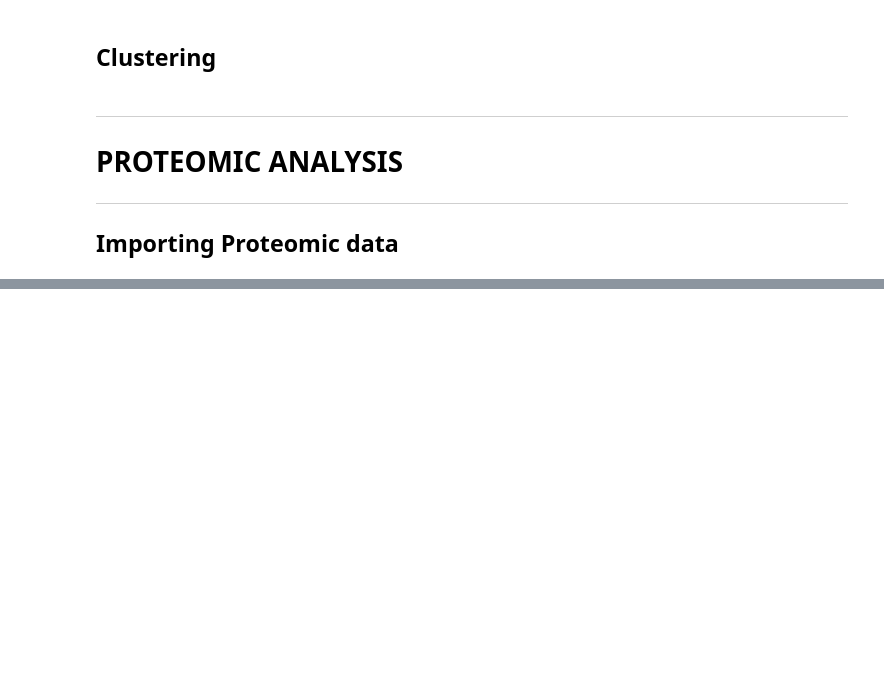
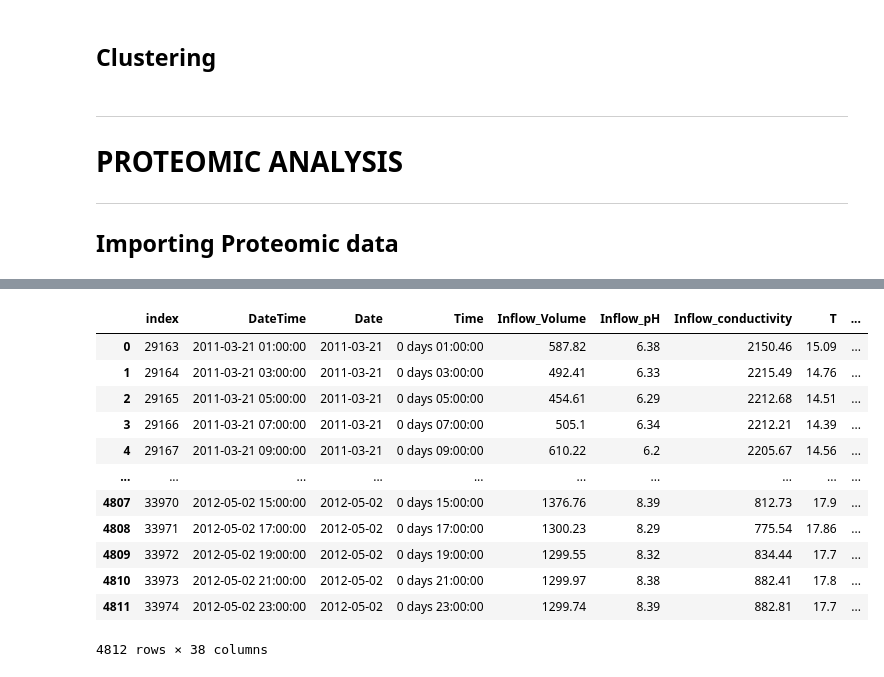
Before and after one commit to AAnzel/MOVIS, a Jupyter notebook: Code/Data_assessment.ipynb, the cells around one changed output, grey strips where cells are left out. Cells and saved outputs as stored; diff of their text form; code cells hidden in the pictures; blank space fills up the shorter version.

Commit message:
Finished proteomics for now. Started working on physico-chemical properties. Next is visualization

```diff
--- a/Code/Data_assessment.ipynb
+++ b/Code/Data_assessment.ipynb
@@ -15,10 +16,14 @@ from sklearn import preprocessing, model_selection, metrics
 ## Defining paths for each and every omic
 # %%
 path_root_data = os.path.join ('..', 'Data', 'Extracted', 'Databases')
+
 path_all_fasta = os.path.join (path_root_data, 'fasta_files', 'AllBins')
 path_normalised_metabolomics = os.path.join (path_root_data, 'Metabolomics', 'Normalised_Tables')
 path_proteomics_78 = os.path.join (path_root_data, 'Proteomics', 'set_of_78')
+path_physico_chemical = os.path.join (path_root_data, 'PhysicoChemical')
+
 path_model_save_root = 'Saved_models'
+path_figures_save_root = 'Output_figures'
 # %%
 num_of_mags = len([i for i in os.listdir(path_all_fasta) if (i[-2:] == 'fa')])
 num_of_proteomics = len([i for i in os.listdir(path_proteomics_78) if (i[-3:] == 'faa')])
@@ -747,0 +767,4 @@ chart_proteomics
+# %%
+phy_che_file_name = os.path.join(path_physico_chemical, [i for i in os.listdir(path_physico_chemical) if (i.endswith(('.tsv', '.csv')))][1])
+phy_che_df = pd.read_csv (phy_che_file_name)
+phy_che_df
@@ -747,0 +787,3 @@ chart_proteomics
+# %%
+phy_che_df.drop(index = 0, axis = 1, inplace = True)
+phy_che_df
@@ -747,0 +804,5 @@ chart_proteomics
+# %%
+phy_che_df['Date'] = pd.to_datetime(phy_che_df['Date'])
+phy_che_df['Time'] = pd.to_timedelta(phy_che_df["Time"], unit = 'h')
+phy_che_df.insert (0, 'DateTime', phy_che_df['Date'] + phy_che_df['Time'])
+phy_che_df
@@ -747,0 +823,18 @@ chart_proteomics
+# %%
+filtered_phy_che_df = phy_che_df.loc[(phy_che_df['Date'] >= '2011-03-21') & (phy_che_df['Date'] < '2012-05-03')]
+filtered_phy_che_df.reset_index(inplace = True)
+filtered_phy_che_df
+# %% [output]
+|  | index | DateTime | Date | Time | Inflow_Volume | Inflow_pH | Inflow_conductivity | T | ... |
+| 0 | 29163 | 2011-03-21 01:00:00 | 2011-03-21 | 0 days 01:00:00 | 587.82 | 6.38 | 2150.46 | 15.09 | ... |
+| 1 | 29164 | 2011-03-21 03:00:00 | 2011-03-21 | 0 days 03:00:00 | 492.41 | 6.33 | 2215.49 | 14.76 | ... |
+| 2 | 29165 | 2011-03-21 05:00:00 | 2011-03-21 | 0 days 05:00:00 | 454.61 | 6.29 | 2212.68 | 14.51 | ... |
+| 3 | 29166 | 2011-03-21 07:00:00 | 2011-03-21 | 0 days 07:00:00 | 505.1 | 6.34 | 2212.21 | 14.39 | ... |
+| 4 | 29167 | 2011-03-21 09:00:00 | 2011-03-21 | 0 days 09:00:00 | 610.22 | 6.2 | 2205.67 | 14.56 | ... |
+| ... | ... | ... | ... | ... | ... | ... | ... | ... | ... |
+| 4807 | 33970 | 2012-05-02 15:00:00 | 2012-05-02 | 0 days 15:00:00 | 1376.76 | 8.39 | 812.73 | 17.9 | ... |
+| 4808 | 33971 | 2012-05-02 17:00:00 | 2012-05-02 | 0 days 17:00:00 | 1300.23 | 8.29 | 775.54 | 17.86 | ... |
+| 4809 | 33972 | 2012-05-02 19:00:00 | 2012-05-02 | 0 days 19:00:00 | 1299.55 | 8.32 | 834.44 | 17.7 | ... |
+| 4810 | 33973 | 2012-05-02 21:00:00 | 2012-05-02 | 0 days 21:00:00 | 1299.97 | 8.38 | 882.41 | 17.8 | ... |
+| 4811 | 33974 | 2012-05-02 23:00:00 | 2012-05-02 | 0 days 23:00:00 | 1299.74 | 8.39 | 882.81 | 17.7 | ... |
+4812 rows × 38 columns
```
Also changed, not shown: parts of 12 cells of this notebook.
